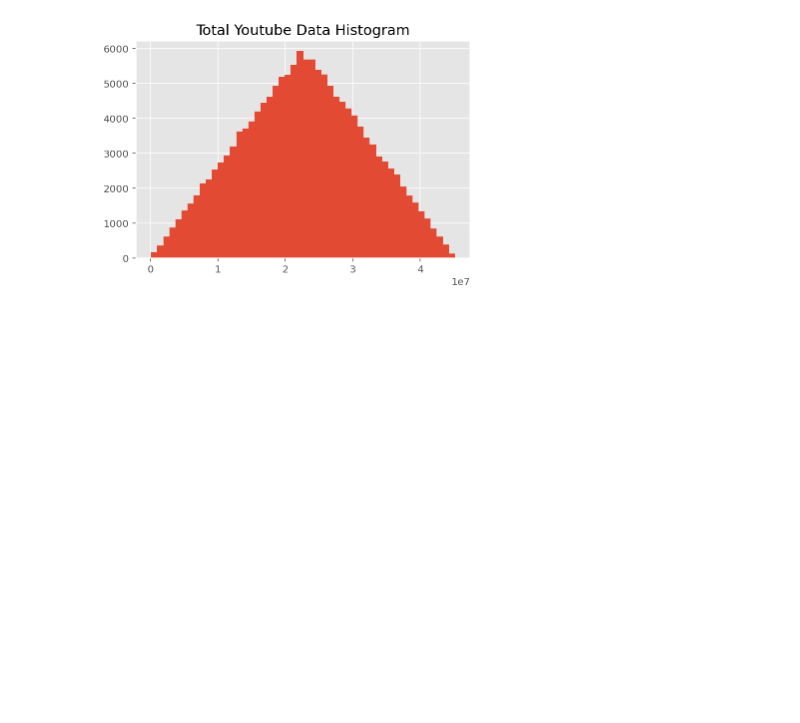
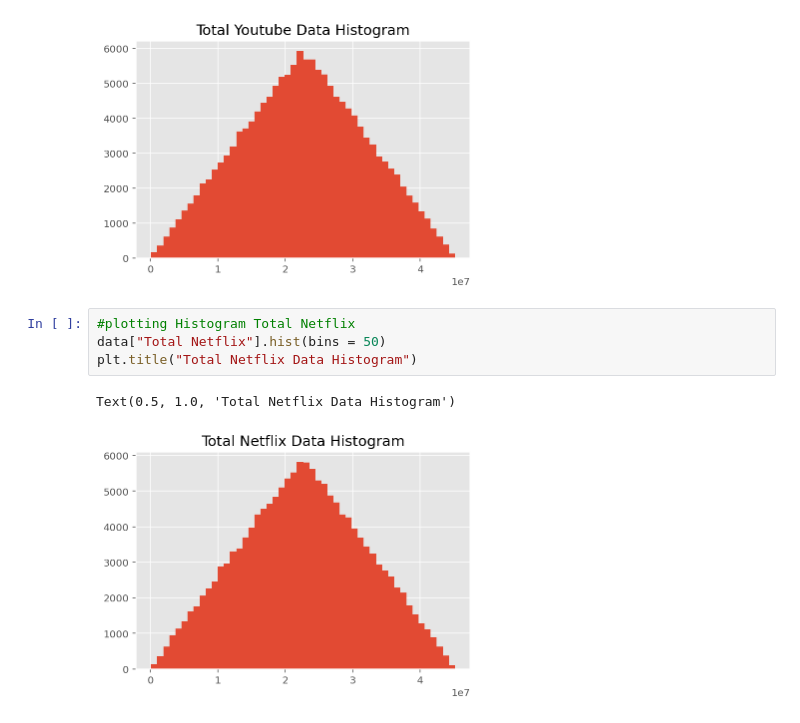
Before and after one commit to bezawitalemyimer/10xAc, a Jupyter notebook: week1/notebooks/data_source_csv.ipynb, the cells around one changed output. Drawn from its saved outputs; the diff is of its cells as text; blank space fills up the shorter version.

Commit message:
plotting Histogram Total Netflix

```diff
--- a/week1/notebooks/data_source_csv.ipynb
+++ b/week1/notebooks/data_source_csv.ipynb
@@ -593,3 +593,10 @@ plt.title("Total Youtube Data Histogram")
 # %% [output]
 Text(0.5, 1.0, 'Total Youtube Data Histogram')
 [figure]
+# %%
+#plotting Histogram Total Netflix
+data["Total Netflix"].hist(bins = 50)
+plt.title("Total Netflix Data Histogram")
+# %% [output]
+Text(0.5, 1.0, 'Total Netflix Data Histogram')
+[figure, added]
```
